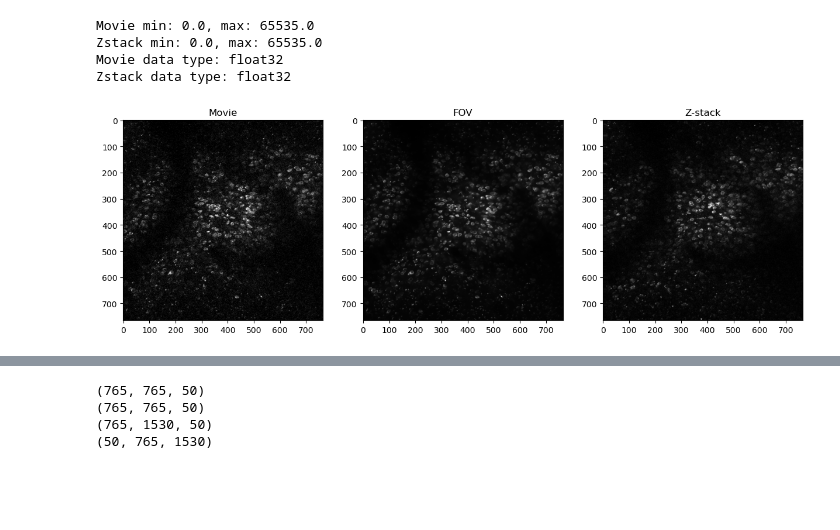
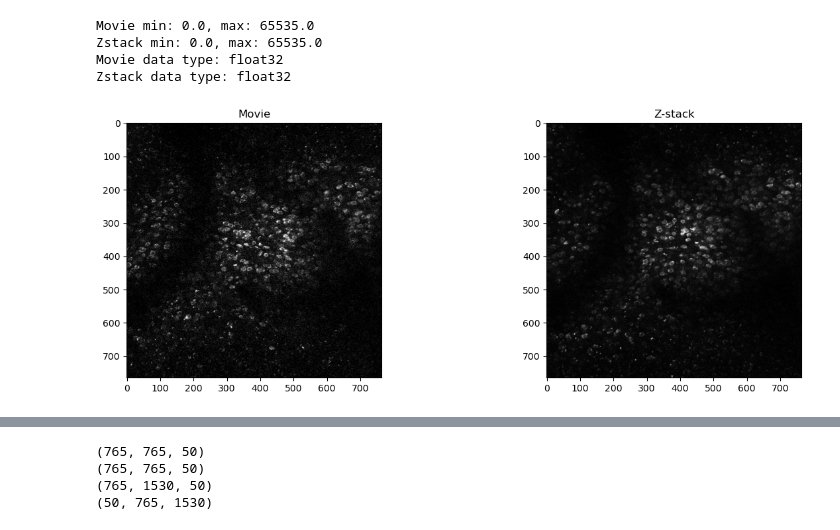
Before and after one commit to vncntprvst/2P-proc, a Jupyter notebook: Mesmerize/utils/benchmark_subtract_z_motion_patches.ipynb, the cells around one changed output, grey strips where cells are left out. Drawn from its saved outputs; the diff is of its cells as text; code cells hidden in the pictures; blank space fills up the shorter version.

```diff
--- a/Mesmerize/utils/benchmark_subtract_z_motion_patches.ipynb
+++ b/Mesmerize/utils/benchmark_subtract_z_motion_patches.ipynb
@@ -157,16 +285,16 @@ Zstack data type: float32
 # %%
 # Plot the first image of the movie, the FOV image, and the top slice of the z-stack side by side
 import matplotlib.pyplot as plt
-fig, ax = plt.subplots(1, 3, figsize=(15, 5))
+fig, ax = plt.subplots(1, 2, figsize=(15, 5))
 ax[0].imshow(pixels[0], cmap='gray')
 ax[0].set_title("Movie")
-ax[1].imshow(fov_image, cmap='gray')
-ax[1].set_title("FOV")
-ax[2].imshow(Zstack[:, :, -1], cmap='gray')
-ax[2].set_title("Z-stack")
+# ax[1].imshow(fov_image, cmap='gray')
+# ax[1].set_title("FOV")
+ax[1].imshow(Zstack[:, :, -1], cmap='gray')
+ax[1].set_title("Z-stack")
 plt.show()
 # %% [output]
-[figure, old version]
+[figure, new version]
 # %%
 Zstack.shape
 # %% [output]
```
Also changed, not shown: parts of 13 cells of this notebook.
